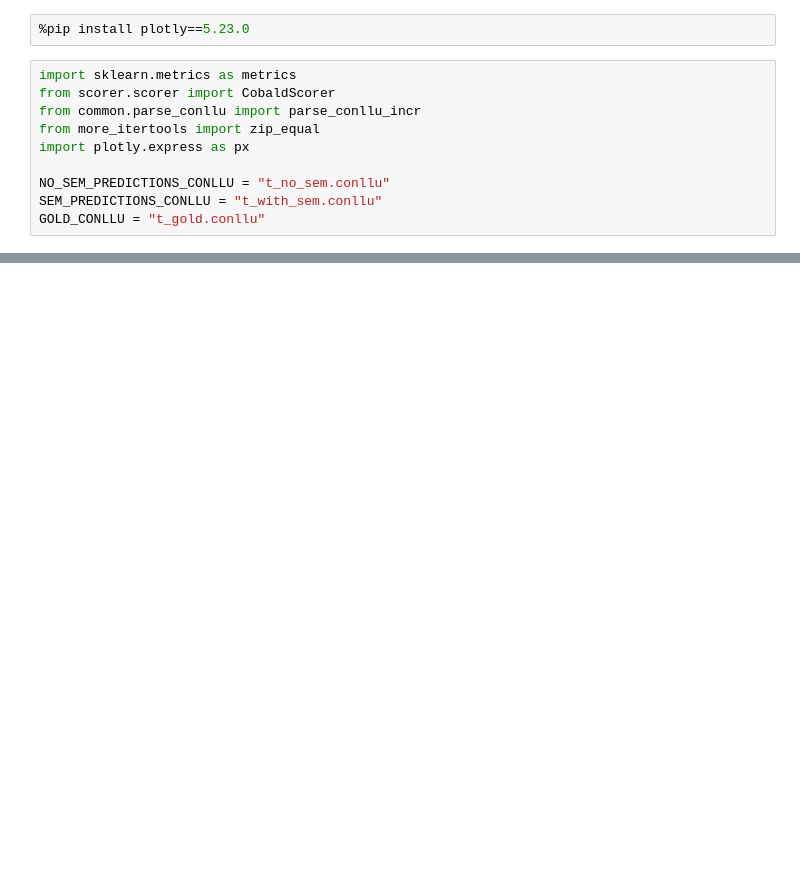
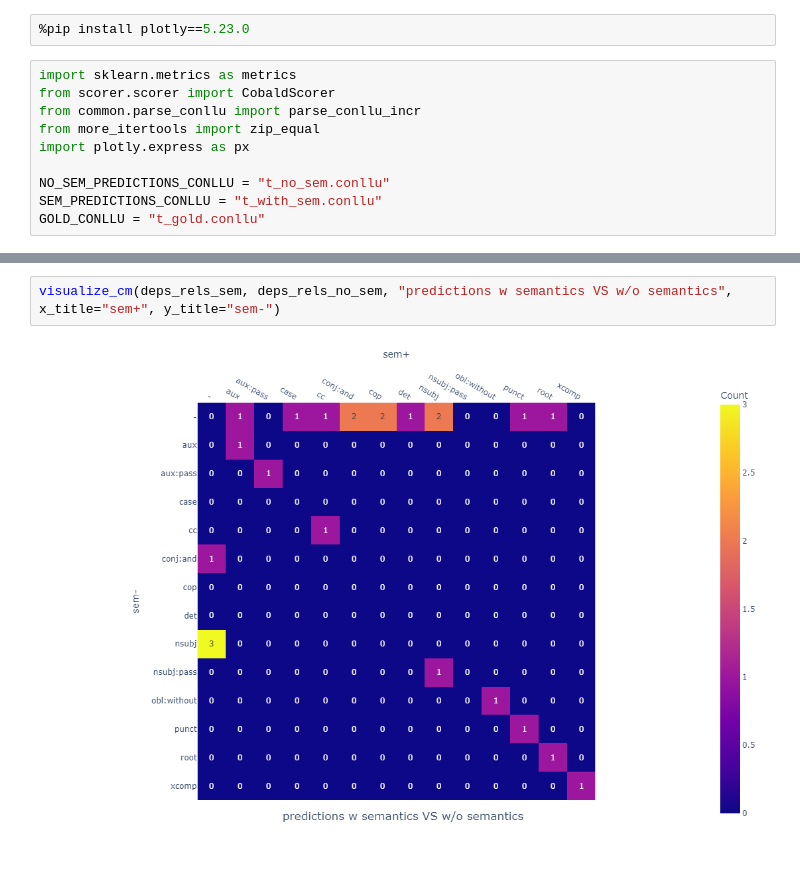
Before and after one commit to CobaldAnnotation/CobaldParser, a Jupyter notebook: evaluate/deps_rels_confusion.ipynb, the cells around one changed output, grey strips where cells are left out. Drawn from its saved outputs; the diff is of its cells as text; blank space fills up the shorter version.

```diff
--- a/evaluate/deps_rels_confusion.ipynb
+++ b/evaluate/deps_rels_confusion.ipynb
@@ -70,0 +94,4 @@ fig.show()
+# %%
+visualize_cm(deps_rels_sem, deps_rels_no_sem, "predictions w semantics VS w/o semantics", x_title="sem+", y_title="sem-")
+# %% [output]
+[figure, added]
```
Also changed, not shown: parts of 4 cells of this notebook.
